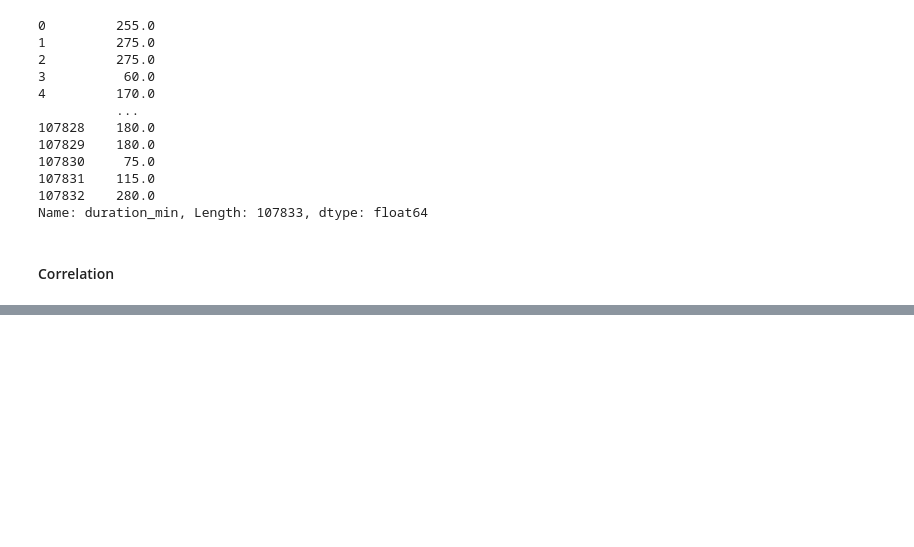
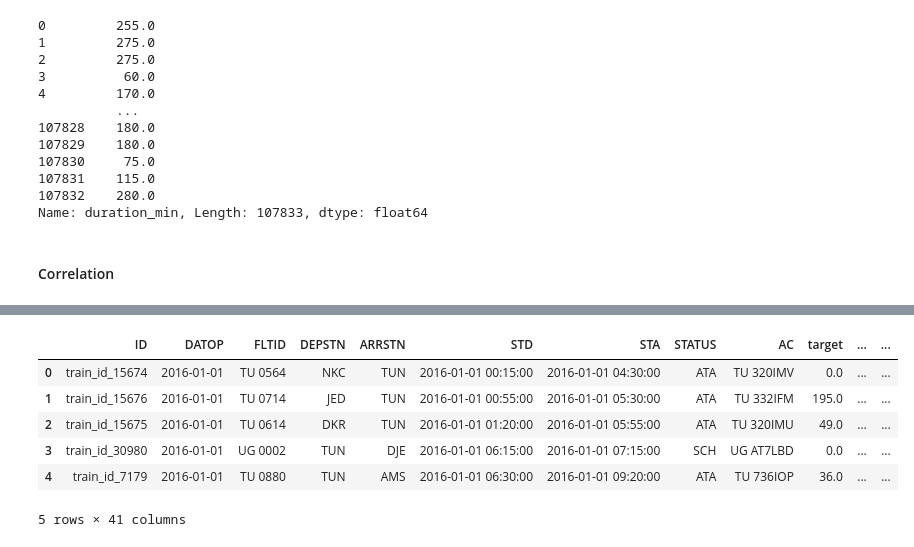
Before and after one commit to MalinSoetbeer/flight_delayed_challenge, a Jupyter notebook: flight_delayed_evo.ipynb, the cells around one changed output, grey strips where cells are left out. Drawn from its saved outputs; the diff is of its cells as text; code cells hidden in the pictures; blank space fills up the shorter version.

```diff
--- a/flight_delayed_evo.ipynb
+++ b/flight_delayed_evo.ipynb
@@ -480,0 +481,10 @@ sns.heatmap(
+# %%
+train_airport_df.head()
+# %% [output]
+|  | ID | DATOP | FLTID | DEPSTN | ARRSTN | STD | STA | STATUS | AC | target | ... | ... |
+| 0 | train_id_15674 | 2016-01-01 | TU 0564 | NKC | TUN | 2016-01-01 00:15:00 | 2016-01-01 04:30:00 | ATA | TU 320IMV | 0.0 | ... | ... |
+| 1 | train_id_15676 | 2016-01-01 | TU 0714 | JED | TUN | 2016-01-01 00:55:00 | 2016-01-01 05:30:00 | ATA | TU 332IFM | 195.0 | ... | ... |
+| 2 | train_id_15675 | 2016-01-01 | TU 0614 | DKR | TUN | 2016-01-01 01:20:00 | 2016-01-01 05:55:00 | ATA | TU 320IMU | 49.0 | ... | ... |
+| 3 | train_id_30980 | 2016-01-01 | UG 0002 | TUN | DJE | 2016-01-01 06:15:00 | 2016-01-01 07:15:00 | SCH | UG AT7LBD | 0.0 | ... | ... |
+| 4 | train_id_7179 | 2016-01-01 | TU 0880 | TUN | AMS | 2016-01-01 06:30:00 | 2016-01-01 09:20:00 | ATA | TU 736IOP | 36.0 | ... | ... |
+5 rows × 41 columns
```
Also changed, not shown: parts of 9 cells of this notebook.
